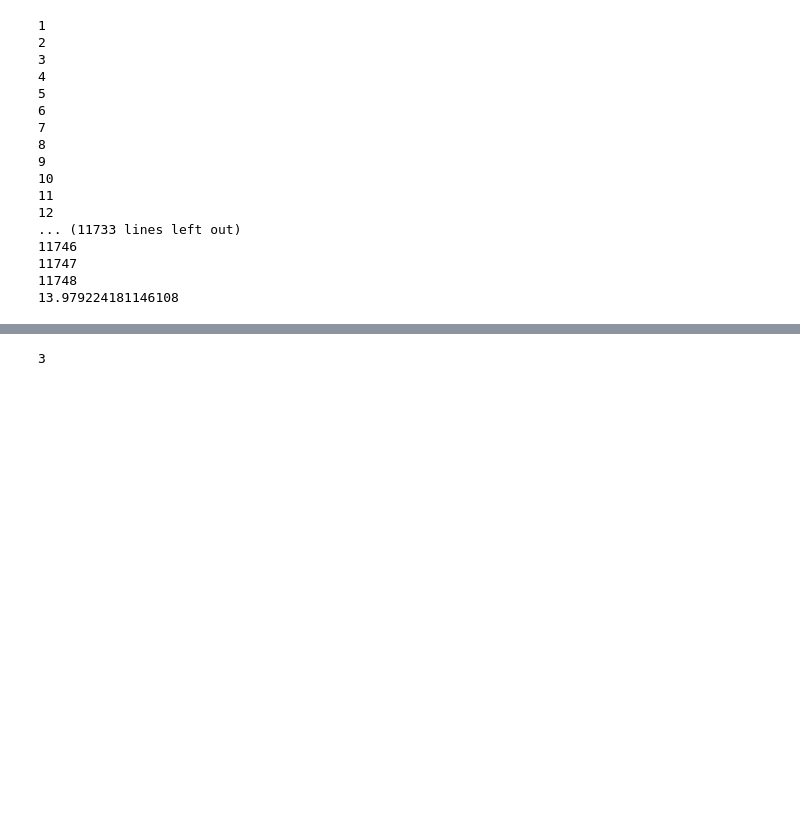
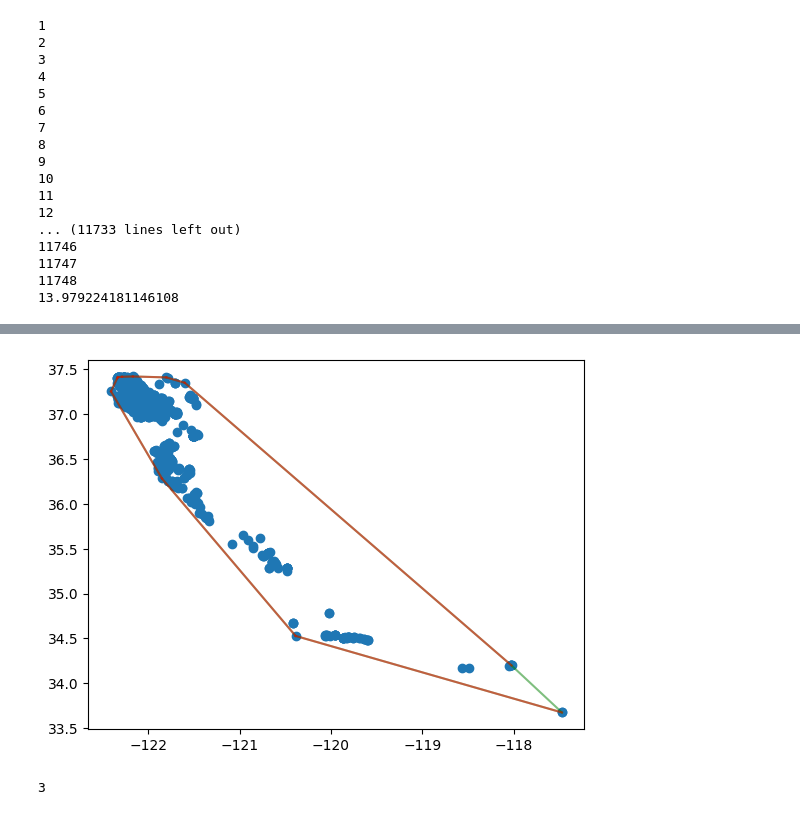
Before and after one commit to SeanHaight/madroneRange, a Jupyter notebook: MappingProject.ipynb, the cells around one changed output, grey strips where cells are left out. Saved outputs shown, nothing was run; the diff lists cells and outputs as text; code cells hidden in the pictures; blank space fills up the shorter version.

```diff
--- a/MappingProject.ipynb
+++ b/MappingProject.ipynb
@@ -212,3 +231,32 @@ len(newPopulations)
+# %%
+from scipy.spatial import ConvexHull
+
+from concave_hull import concave_hull, concave_hull_indexes
+
+
+points = np.array(populations[0])
+convex_hull = ConvexHull(points[:, :2])  # it's already N-by-2, I'm just emphasizing
+
+# https://docs.scipy.org/doc/scipy/reference/generated/scipy.spatial.ConvexHull.html
+
+plt.plot(points[:, 0], points[:, 1], "o")
+for simplex in convex_hull.simplices:
+    plt.plot(points[simplex, 0], points[simplex, 1], "g-", alpha=0.5)
+
+idxes = concave_hull_indexes(
+    points[:, :2],
+    length_threshold=10,
+)
+# you can get coordinates by `points[idxes]`
+assert np.all(points[idxes] == concave_hull(points, length_threshold=10))
+
+for f, t in zip(idxes[:-1], idxes[1:]):  # noqa
+    seg = points[[f, t]]
+    plt.plot(seg[:, 0], seg[:, 1], "r-", alpha=0.5)
+# plt.savefig('hull.png')
+plt.show()
+# %% [output]
+[figure, added]
 # %%
 len(populations)
 # %% [output]
```
Also changed, not shown: parts of 12 cells of this notebook, 6 other files.
